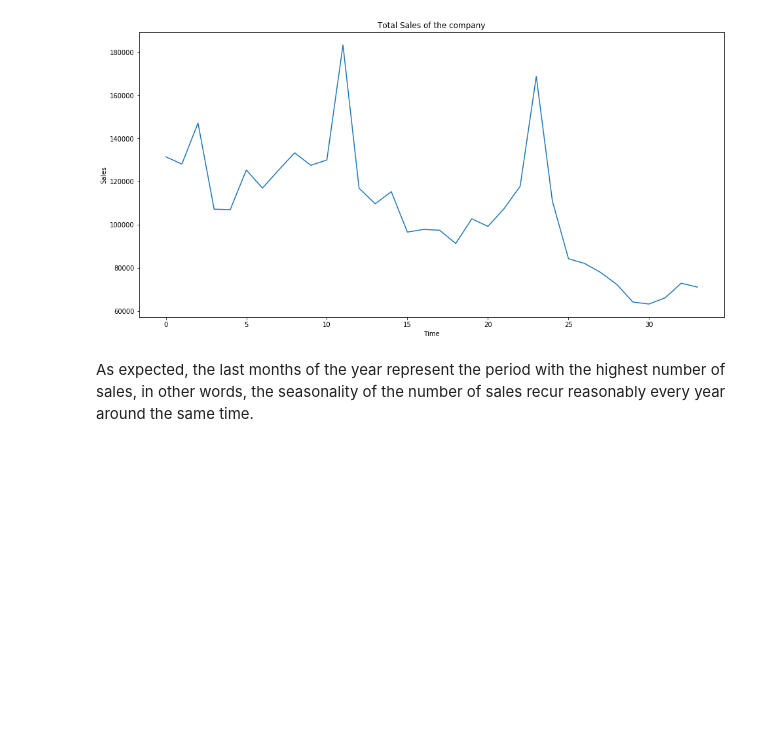
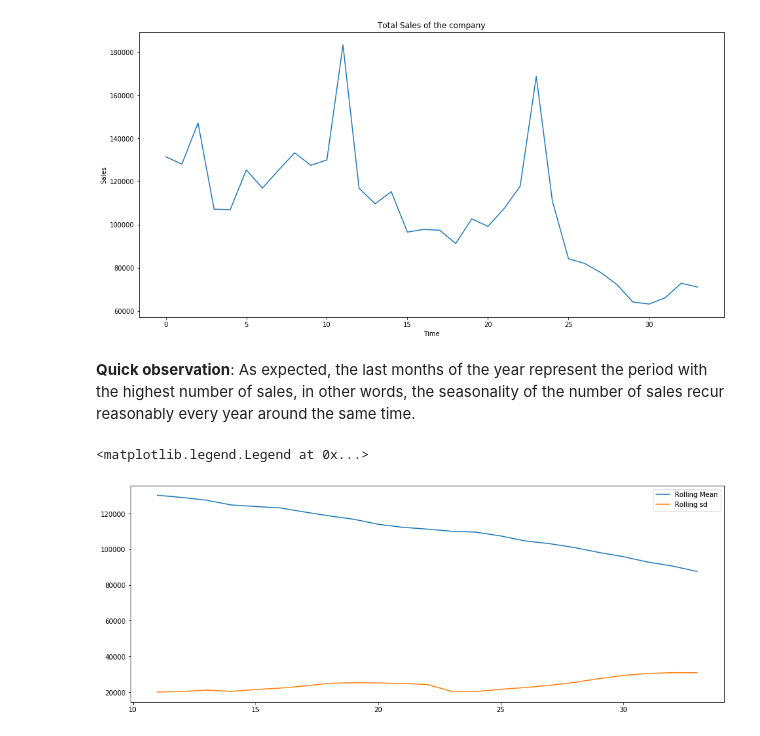
Before and after one commit to Azurelle/Predict-Future-Sales-1, a Jupyter notebook: notebooks/data_visualization.ipynb, the cells around one changed output. Saved outputs shown, nothing was run; the diff lists cells and outputs as text; code cells hidden in the pictures; blank space fills up the shorter version.

```diff
--- a/notebooks/data_visualization.ipynb
+++ b/notebooks/data_visualization.ipynb
@@ -93,4 +97,12 @@ plt.plot(ts)
 [<matplotlib.lines.Line2D at 0x...>]
 [figure]
 # %% [markdown]
-As expected, the last months of the year represent the period with the highest number of sales, in other words, the seasonality of the number of sales recur reasonably every year around the same time.
+**Quick observation**: As expected, the last months of the year represent the period with the highest number of sales, in other words, the seasonality of the number of sales recur reasonably every year around the same time.
+# %%
+plt.figure(figsize=(16,6))
+plt.plot(ts.rolling(window=12,center=False).mean(),label='Rolling Mean');
+plt.plot(ts.rolling(window=12,center=False).std(),label='Rolling sd');
+plt.legend()
+# %% [output]
+<matplotlib.legend.Legend at 0x...>
+[figure, added]
```
Also changed, not shown: parts of 5 cells of this notebook.
